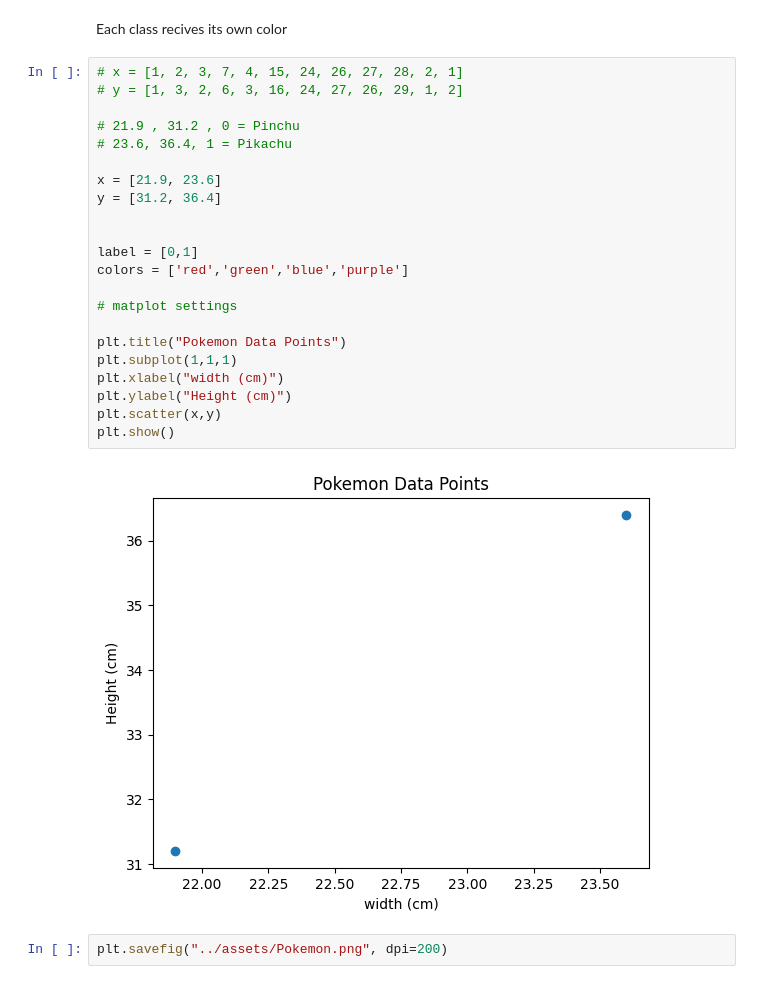
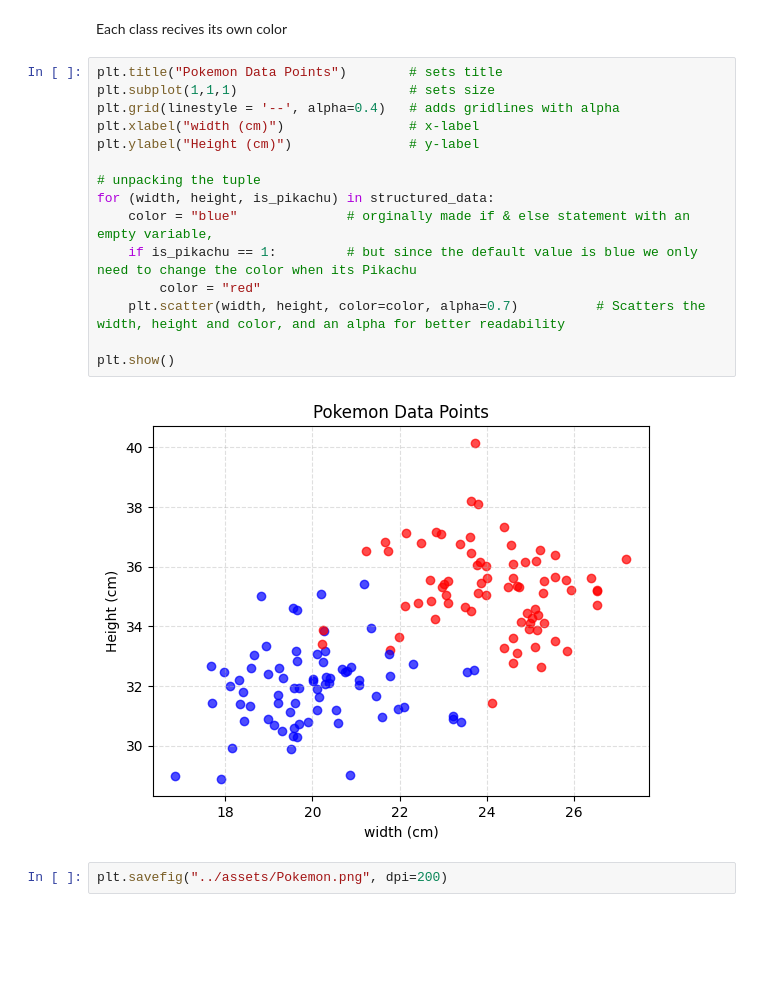
Before and after one commit to Hannesssss/Python-Course-Hannes-Hedberg, a Jupyter notebook: Labs/Labb2-Machine-Learning/labb2_Machine_Learning.ipynb, the cells around one changed output. Saved outputs shown, nothing was run; the diff lists cells and outputs as text; blank space fills up the shorter version.

Commit message:
Labb2 - Machinelearning - Plotting Data points
Plotted all the datapoints

```diff
--- a/Labs/Labb2-Machine-Learning/labb2_Machine_Learning.ipynb
+++ b/Labs/Labb2-Machine-Learning/labb2_Machine_Learning.ipynb
@@ -54,30 +54,23 @@ print(structured_data)
 ### 2.1.3 Plot the Data Points
 # %% [markdown]
 Each class recives its own color
-# %%
-# x = [1, 2, 3, 7, 4, 15, 24, 26, 27, 28, 2, 1]
-# y = [1, 3, 2, 6, 3, 16, 24, 27, 26, 29, 1, 2]
-
-# 21.9 , 31.2 , 0 = Pinchu
-# 23.6, 36.4, 1 = Pikachu
-
-x = [21.9, 23.6]
-y = [31.2, 36.4]
-
-
-label = [0,1]
-colors = ['red','green','blue','purple']
-
-# matplot settings
-
-plt.title("Pokemon Data Points")
-plt.subplot(1,1,1)
-plt.xlabel("width (cm)")
-plt.ylabel("Height (cm)")
-plt.scatter(x,y)
-plt.show()
-# %% [output]
-[figure, removed]
+# %%
+plt.title("Pokemon Data Points")        # sets title
+plt.subplot(1,1,1)                      # sets size
+plt.grid(linestyle = '--', alpha=0.4)   # adds gridlines with alpha
+plt.xlabel("width (cm)")                # x-label
+plt.ylabel("Height (cm)")               # y-label
+
+# unpacking the tuple
+for (width, height, is_pikachu) in structured_data:
+    color = "blue"              # orginally made if & else statement with an empty variable,
+    if is_pikachu == 1:         # but since the default value is blue we only need to change the color when its Pikachu
+        color = "red"
+    plt.scatter(width, height, color=color, alpha=0.7)          # Scatters the width, height and color, and an alpha for better readability
+
+plt.show()
+# %% [output]
+[figure, added]
 # %%
 plt.savefig("../assets/Pokemon.png", dpi=200)
 # %% [output]
```
Also changed, not shown: parts of 1 cell of this notebook.
